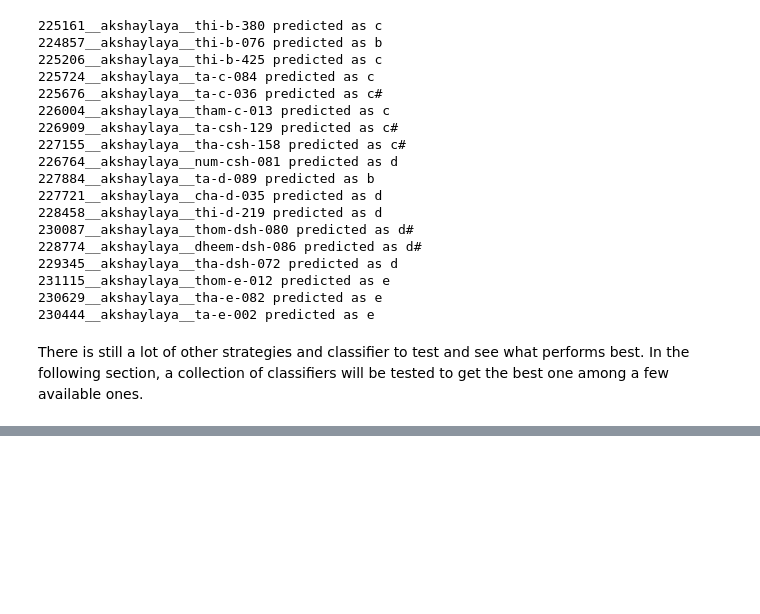
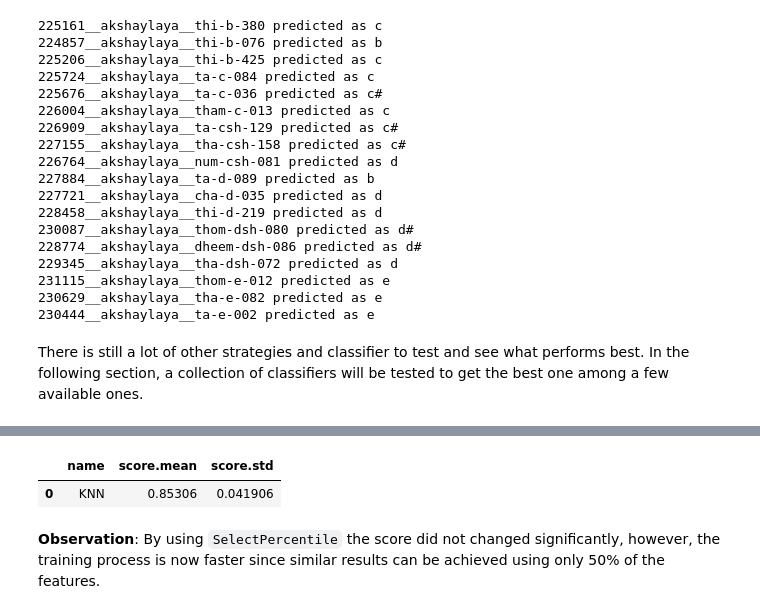
Before and after one commit to eagomez2/mir_basics, a Jupyter notebook: eagomez_assignment01_exemplary_mir_workflow.ipynb, the cells around one changed output, grey strips where cells are left out. Drawn from its saved outputs; the diff is of its cells as text; code cells hidden in the pictures; blank space fills up the shorter version.

```diff
--- a/eagomez_assignment01_exemplary_mir_workflow.ipynb
+++ b/eagomez_assignment01_exemplary_mir_workflow.ipynb
@@ -661,0 +709,12 @@ A few different classifiers are going to be tested.
+# %%
+X_tonic_norm_bal_selected = SelectPercentile(f_classif, percentile=50) \
+                                            .fit_transform(X_tonic_norm_bal, y_tonic_norm_bal)
+
+score_selected = cross_val_score(tonic_clfs['KNN'], X_tonic_norm_bal_selected, y_tonic_norm_bal, cv=10)
+df_scores_selected = pd.DataFrame([{'name': 'KNN', 'score.mean': score_selected.mean(), 'score.std': score_selected.std()}])
+display(df_scores_selected)
+# %% [output]
+|  | name | score.mean | score.std |
+| 0 | KNN | 0.85306 | 0.041906 |
+# %% [markdown]
+**Observation**: By using `SelectPercentile` the score did not changed significantly, however, the training process is now faster since similar results can be achieved using only 50% of the features.
```
Also changed, not shown: parts of 5 cells of this notebook.
